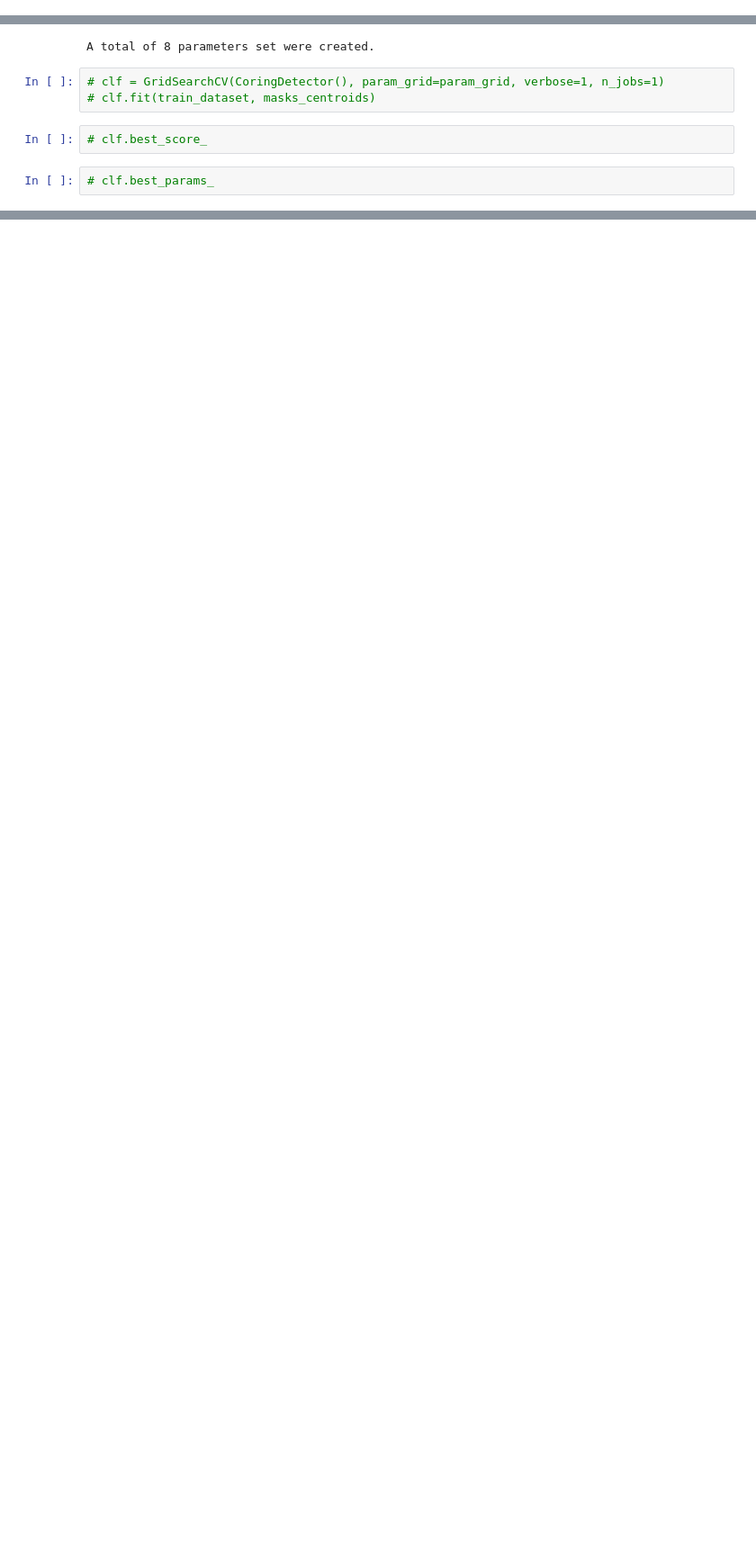
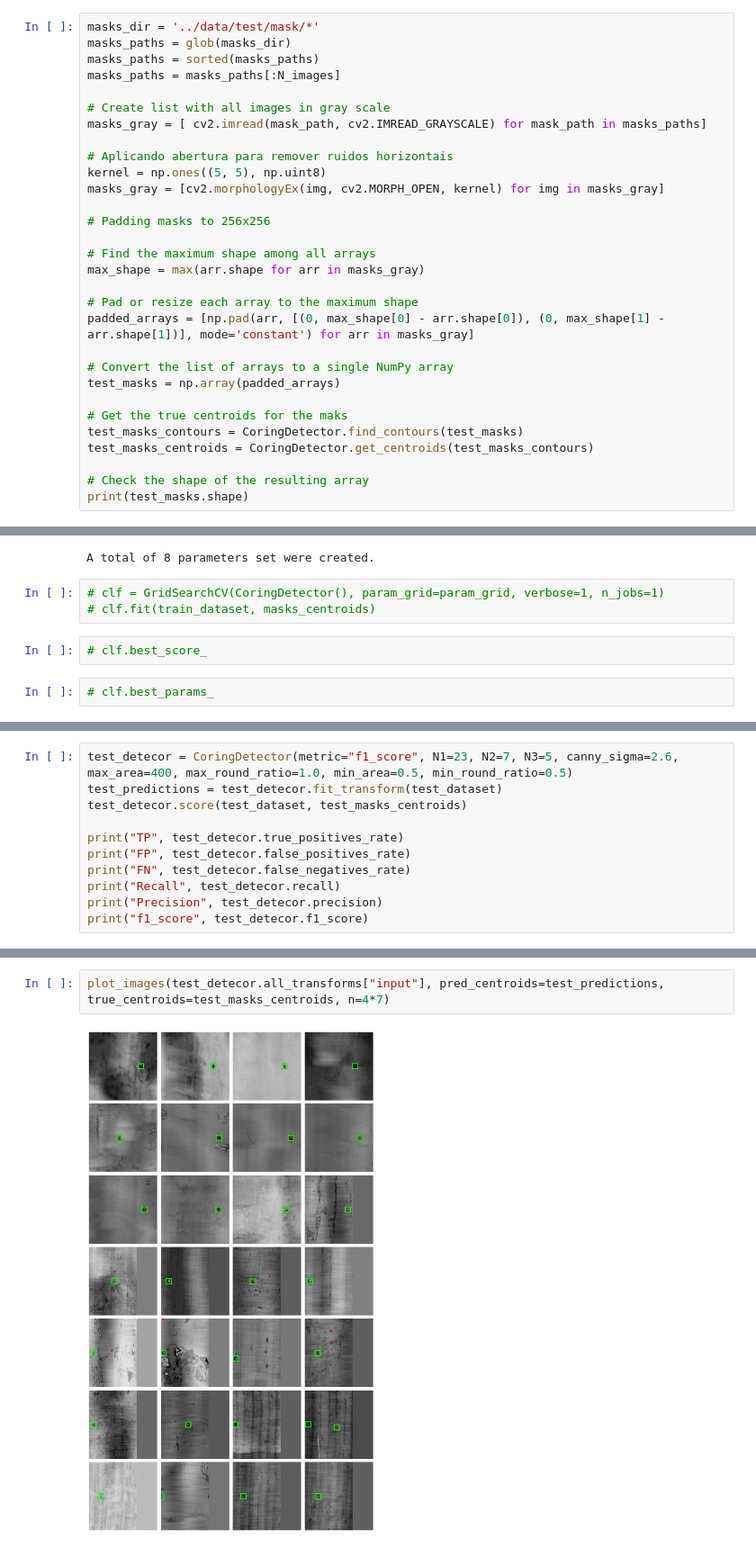
Before and after one commit to AnthonyAposta/sidewall-coring-detection, a Jupyter notebook: image_log_project/optimize_coring_detector.ipynb, the cells around one changed output, grey strips where cells are left out. Shown at 90% size. Cells and saved outputs as stored; diff of their text form; blank space fills up the shorter version.

Commit message:
final results

```diff
--- a/image_log_project/optimize_coring_detector.ipynb
+++ b/image_log_project/optimize_coring_detector.ipynb
@@ -72,0 +108,30 @@ print(train_masks.shape)
+# %%
+masks_dir = '../data/test/mask/*'
+masks_paths = glob(masks_dir)
+masks_paths = sorted(masks_paths)
+masks_paths = masks_paths[:N_images]
+
+# Create list with all images in gray scale
+masks_gray = [ cv2.imread(mask_path, cv2.IMREAD_GRAYSCALE) for mask_path in masks_paths]
+
+# Aplicando abertura para remover ruidos horizontais
+kernel = np.ones((5, 5), np.uint8)
+masks_gray = [cv2.morphologyEx(img, cv2.MORPH_OPEN, kernel) for img in masks_gray]
+
+# Padding masks to 256x256
+
+# Find the maximum shape among all arrays
+max_shape = max(arr.shape for arr in masks_gray)
+
+# Pad or resize each array to the maximum shape
+padded_arrays = [np.pad(arr, [(0, max_shape[0] - arr.shape[0]), (0, max_shape[1] - arr.shape[1])], mode='constant') for arr in masks_gray]
+
+# Convert the list of arrays to a single NumPy array
+test_masks = np.array(padded_arrays)
+
+# Get the true centroids for the maks
+test_masks_contours = CoringDetector.find_contours(test_masks)
+test_masks_centroids = CoringDetector.get_centroids(test_masks_contours)
+
+# Check the shape of the resulting array
+print(test_masks.shape)
@@ -108,0 +216,11 @@ A total of 8 parameters set were created.
+# %%
+test_detecor = CoringDetector(metric="f1_score", N1=23, N2=7, N3=5, canny_sigma=2.6, max_area=400, max_round_ratio=1.0, min_area=0.5, min_round_ratio=0.5)
+test_predictions = test_detecor.fit_transform(test_dataset)
+test_detecor.score(test_dataset, test_masks_centroids)
+
+print("TP", test_detecor.true_positives_rate)
+print("FP", test_detecor.false_positives_rate)
+print("FN", test_detecor.false_negatives_rate)
+print("Recall", test_detecor.recall)
+print("Precision", test_detecor.precision)
+print("f1_score", test_detecor.f1_score)
@@ -109 +236,5 @@ A total of 8 parameters set were created.
+# %%
+plot_images(test_detecor.all_transforms["input"], pred_centroids=test_predictions, true_centroids=test_masks_centroids, n=4*7)
+# %% [output]
+[figure, added]
 # %% [markdown]
```
Also changed, not shown: parts of 34 cells of this notebook, 5 other files.
